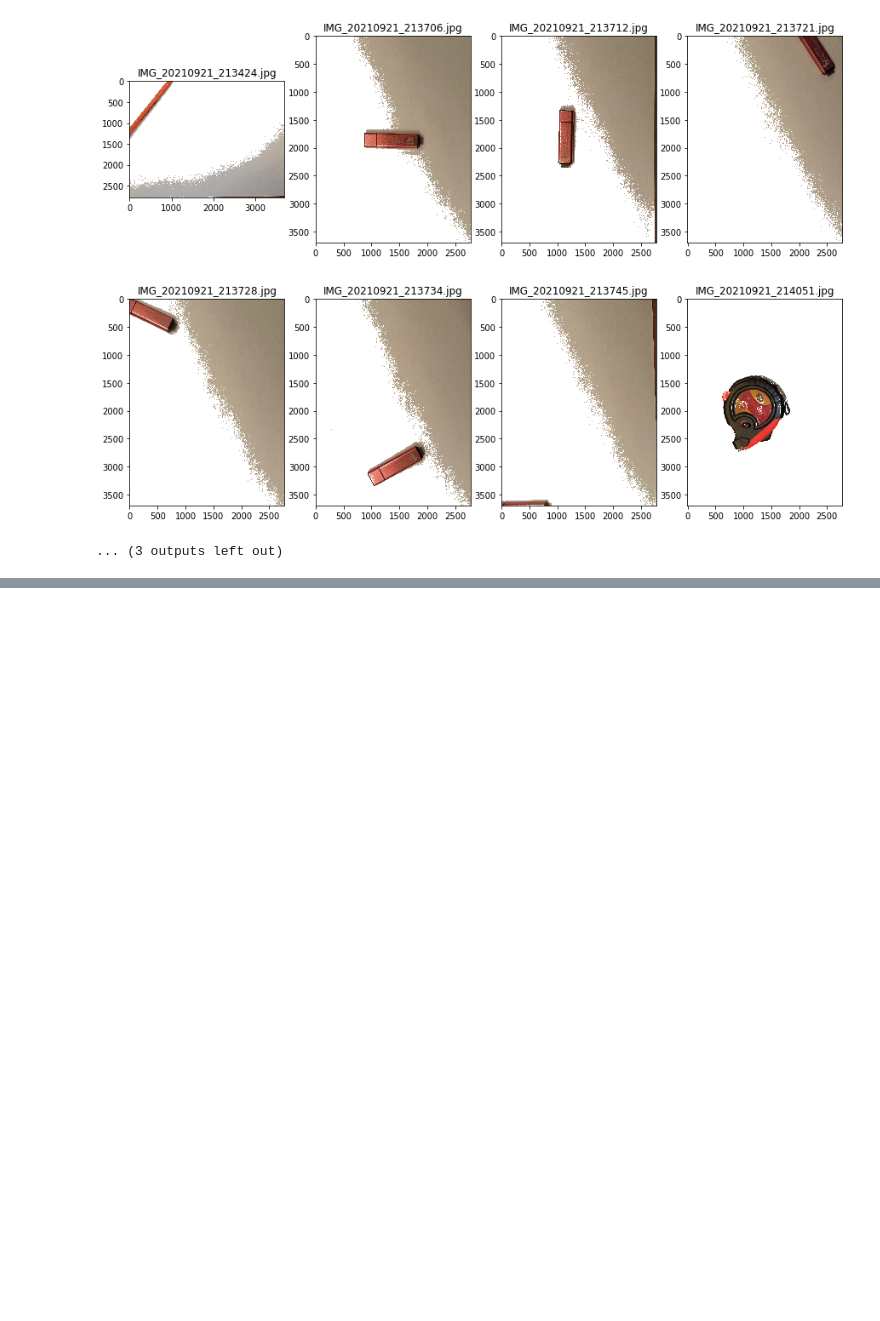
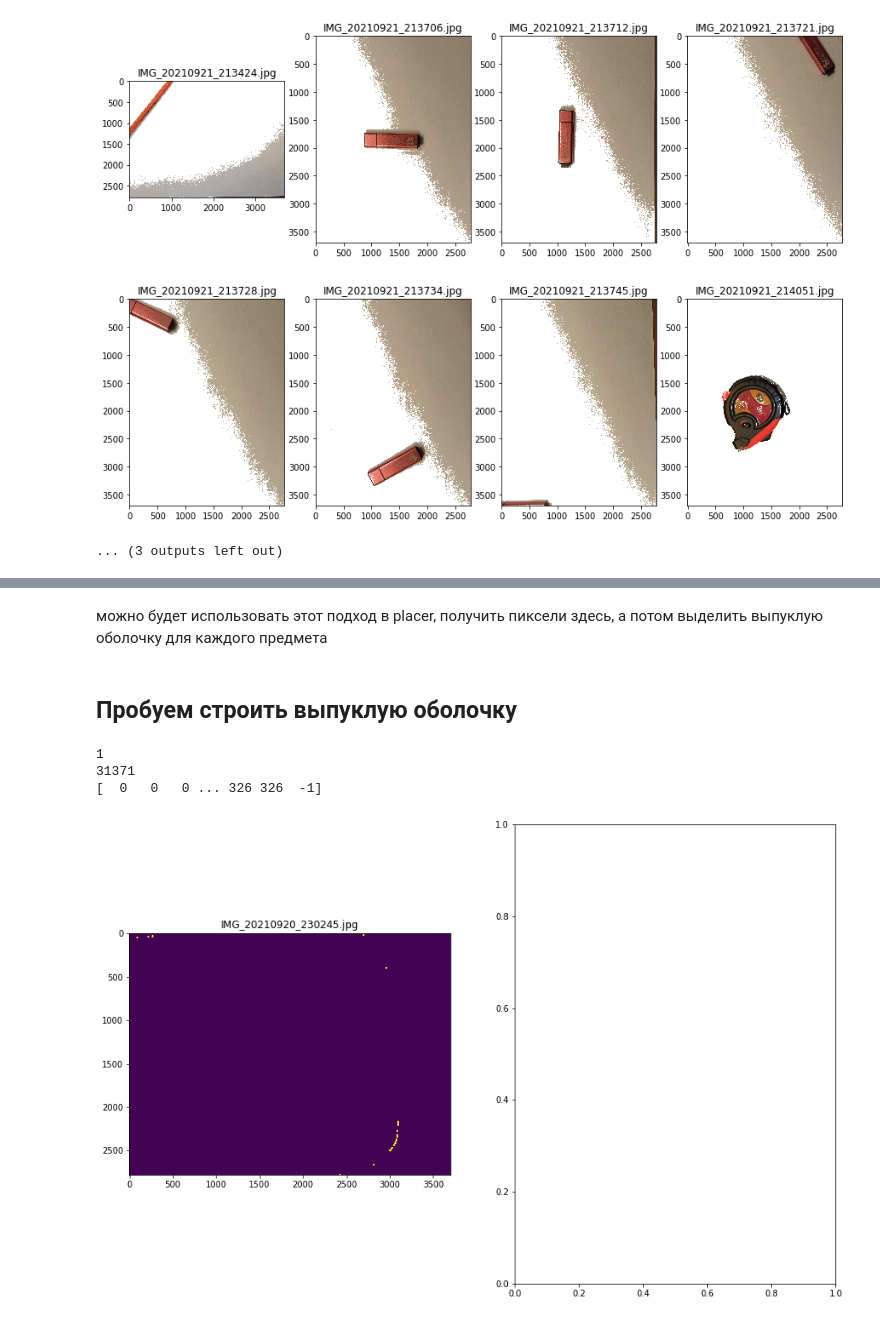
Before and after one commit to Nikitagritsaenko/Intelligent-placer-and-checker, a Jupyter notebook: project.ipynb, the cells around one changed output, grey strips where cells are left out. Saved outputs shown, nothing was run; the diff lists cells and outputs as text; code cells hidden in the pictures; blank space fills up the shorter version.

```diff
--- a/project.ipynb
+++ b/project.ipynb
@@ -115,0 +180,4 @@ for i in range(len(allFiles)):
+# %% [markdown]
+можно будет использовать этот подход в placer, получить пиксели здесь, а потом выделить выпуклую оболочку для каждого предмета
+# %% [markdown]
+## Пробуем строить выпуклую оболочку
@@ -115,0 +225,23 @@ for i in range(len(allFiles)):
+# %%
+directory = "ML2021Dataset"
+allFiles = [f for f in listdir(directory) if isfile(join(directory, f))]
+allFiles = allFiles[8:9]
+print(len(allFiles))
+
+for i in range(len(allFiles)):
+    count_in_raw = 2
+    if (i % count_in_raw == 0):
+        fig, ax = plt.subplots(1, count_in_raw, figsize=(15, 10))
+    filename = allFiles[i]
+    image = read_image(filename)
+    image = get_rid_of_shadows(image)
+    image_cropped = cut_edges(image, 0.1)
+    result = crop_by_mask2(image_cropped)
+    hull = convex_hull(result)
+    ax.flatten()[i%count_in_raw].set_title(filename)
+    ax.flatten()[i%count_in_raw].imshow(hull)
+# %% [output]
+1
+31371
+[  0   0   0 ... 326 326  -1]
+[figure, added]
```
Also changed, not shown: parts of 4 cells of this notebook.
